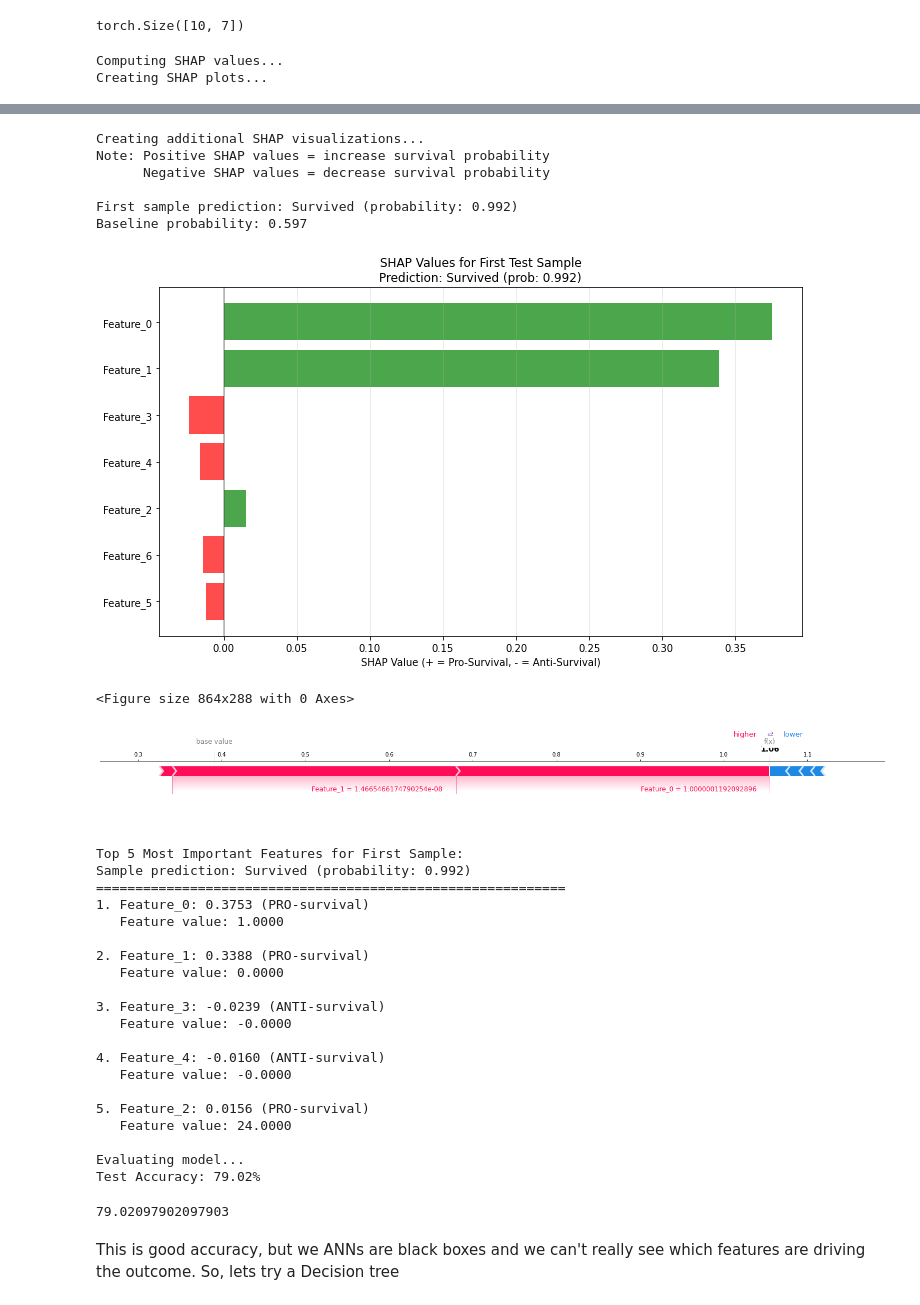
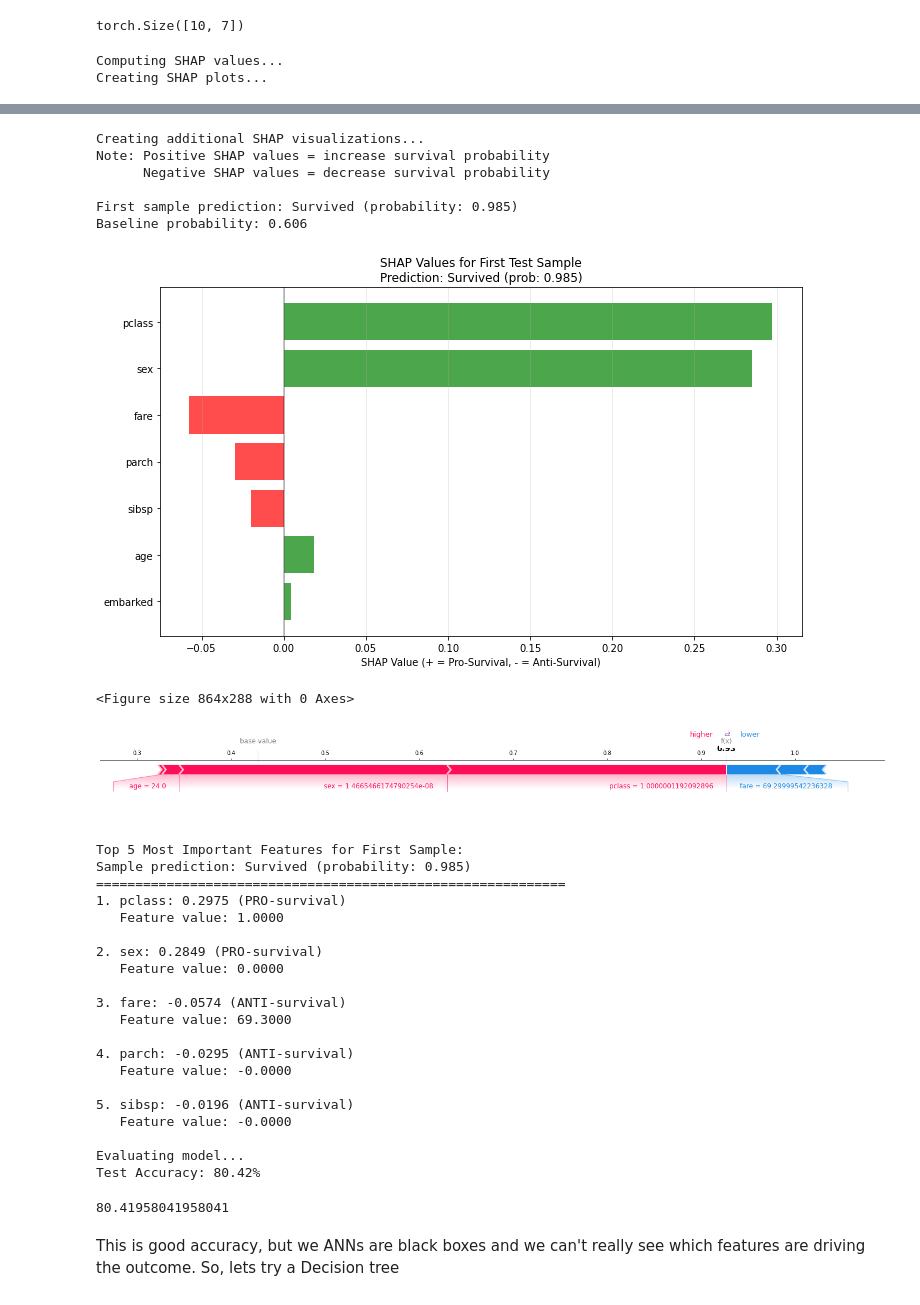
Before and after one commit to eigenhenry/experiments, a Jupyter notebook: titanic.ipynb, the cells around one changed output, grey strips where cells are left out. Drawn from its saved outputs; the diff is of its cells as text; code cells hidden in the pictures.

```diff
--- a/titanic.ipynb
+++ b/titanic.ipynb
@@ -90,5 +90,8 @@ plt.show()
 # %%
 X_train, X_test, y_train, y_test = train_test_split(X, y, test_size=0.2, random_state=42)
+
+feature_names = list(X_train.columns)
+
 
 scaler = StandardScaler()
 X_train = scaler.fit_transform(X_train)
@@ -228,8 +231,6 @@ explainer = shap.DeepExplainer(wrapped_model, background)
 # Note SHAP values with additivity check disabled (due to BatchNorm)
 shap_values = explainer.shap_values(samples_to_explain, check_additivity=False)
 
-if 'feature_names' not in locals():
-    feature_names = [f'Feature_{i}' for i in range(X_train.shape[1])]
 
 
 sample_df = pd.DataFrame(
@@ -332,33 +333,33 @@ Creating SHAP plots...
 Creating additional SHAP visualizations...
 Note: Positive SHAP values = increase survival probability
       Negative SHAP values = decrease survival probability
 
-First sample prediction: Survived (probability: 0.992)
-Baseline probability: 0.597
+First sample prediction: Survived (probability: 0.985)
+Baseline probability: 0.606
-[figure, old version]
+[figure, new version]
 <Figure size 864x288 with 0 Axes>
-[figure, old version]
+[figure, new version]
 Top 5 Most Important Features for First Sample:
-Sample prediction: Survived (probability: 0.992)
+Sample prediction: Survived (probability: 0.985)
 ============================================================
-1. Feature_0: 0.3753 (PRO-survival)
+1. pclass: 0.2975 (PRO-survival)
    Feature value: 1.0000
 
-2. Feature_1: 0.3388 (PRO-survival)
+2. sex: 0.2849 (PRO-survival)
    Feature value: 0.0000
 
-3. Feature_3: -0.0239 (ANTI-survival)
+3. fare: -0.0574 (ANTI-survival)
+   Feature value: 69.3000
+
+4. parch: -0.0295 (ANTI-survival)
    Feature value: -0.0000
 
-4. Feature_4: -0.0160 (ANTI-survival)
+5. sibsp: -0.0196 (ANTI-survival)
    Feature value: -0.0000
 
-5. Feature_2: 0.0156 (PRO-survival)
-   Feature value: 24.0000
-
 Evaluating model...
-Test Accuracy: 79.02%
+Test Accuracy: 80.42%
-79.02097902097903
+80.41958041958041
 # %% [markdown]
 This is good accuracy, but we ANNs are black boxes and we can't really see which features are driving the outcome. So, lets try a Decision tree
 # %%
```
Also changed, not shown: parts of 9 cells of this notebook.
